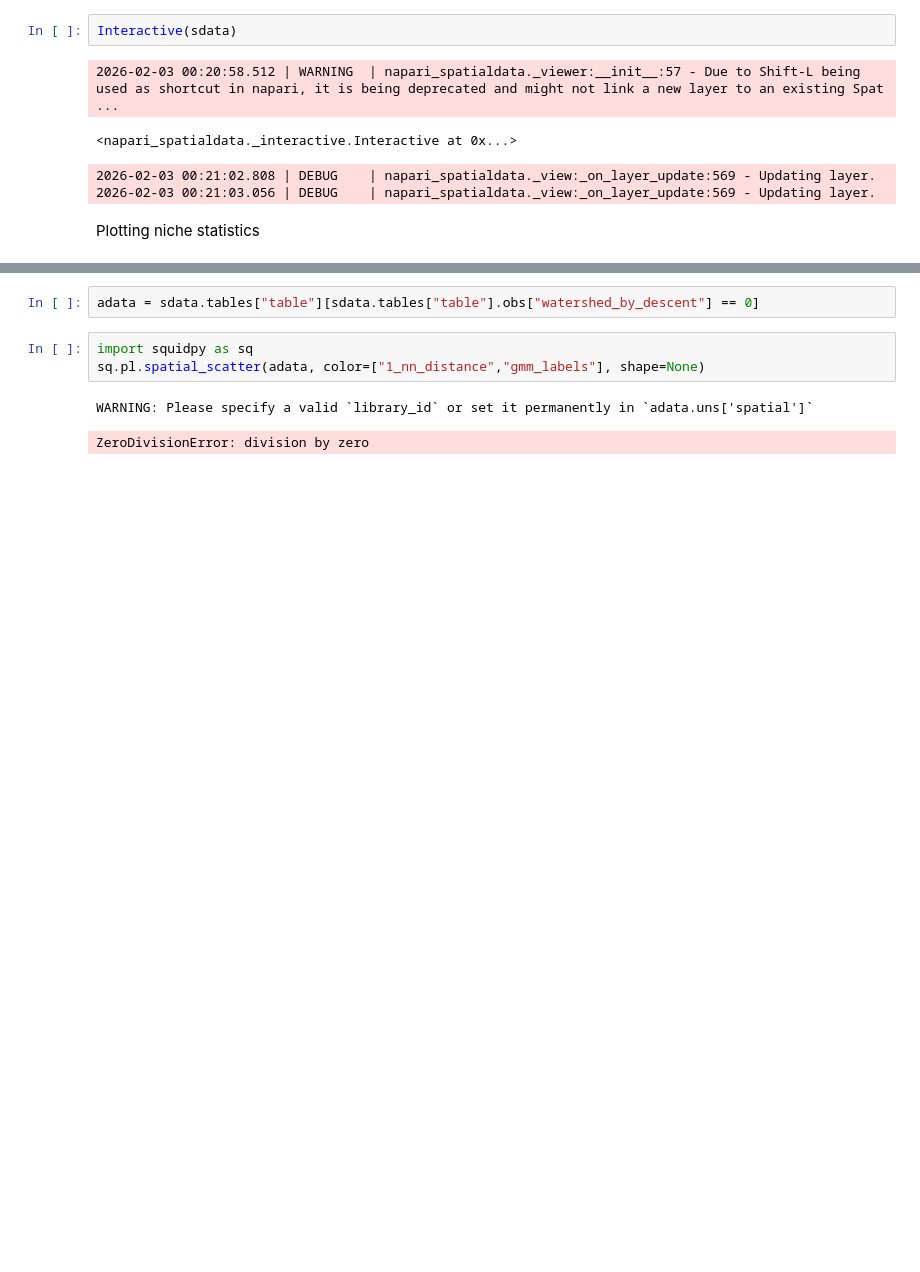
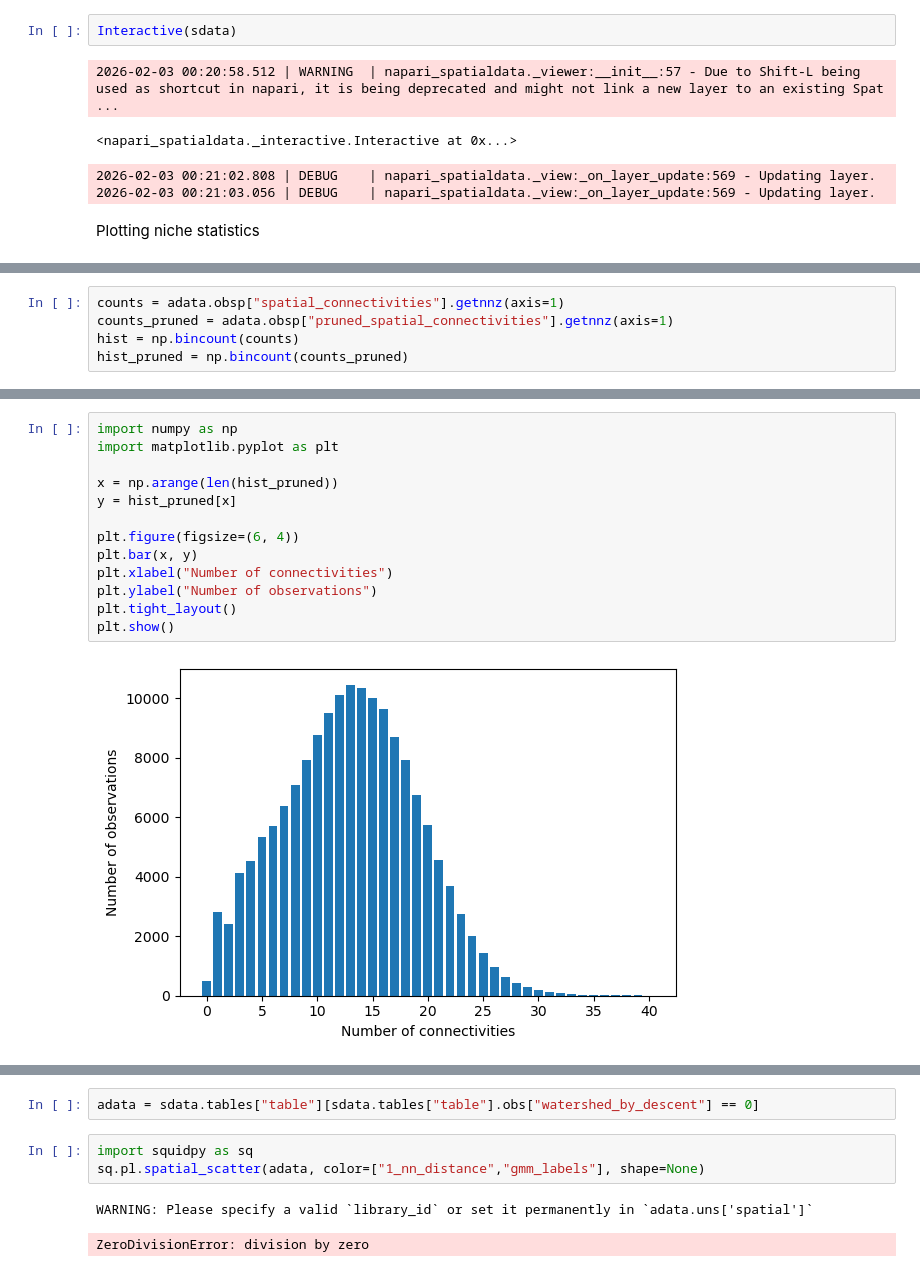
Before and after one commit to LLehner/Adaptive-Niche, a Jupyter notebook: clustering_tutorial.ipynb, the cells around one changed output, grey strips where cells are left out. Cells and saved outputs as stored; diff of their text form; blank space fills up the shorter version.

```diff
--- a/clustering_tutorial.ipynb
+++ b/clustering_tutorial.ipynb
@@ -87,0 +115,5 @@ plotting.plot_niche_stats(sdata.tables["table"], col_keys=["1_nn_distance","n_ob
+# %%
+counts = adata.obsp["spatial_connectivities"].getnnz(axis=1)
+counts_pruned = adata.obsp["pruned_spatial_connectivities"].getnnz(axis=1)
+hist = np.bincount(counts)
+hist_pruned = np.bincount(counts_pruned)
@@ -87,0 +137,15 @@ plotting.plot_niche_stats(sdata.tables["table"], col_keys=["1_nn_distance","n_ob
+# %%
+import numpy as np
+import matplotlib.pyplot as plt
+
+x = np.arange(len(hist_pruned))
+y = hist_pruned[x]
+
+plt.figure(figsize=(6, 4))
+plt.bar(x, y)
+plt.xlabel("Number of connectivities")
+plt.ylabel("Number of observations")
+plt.tight_layout()
+plt.show()
+# %% [output]
+[figure, added]
```
Also changed, not shown: parts of 13 cells of this notebook, 2 other files.
